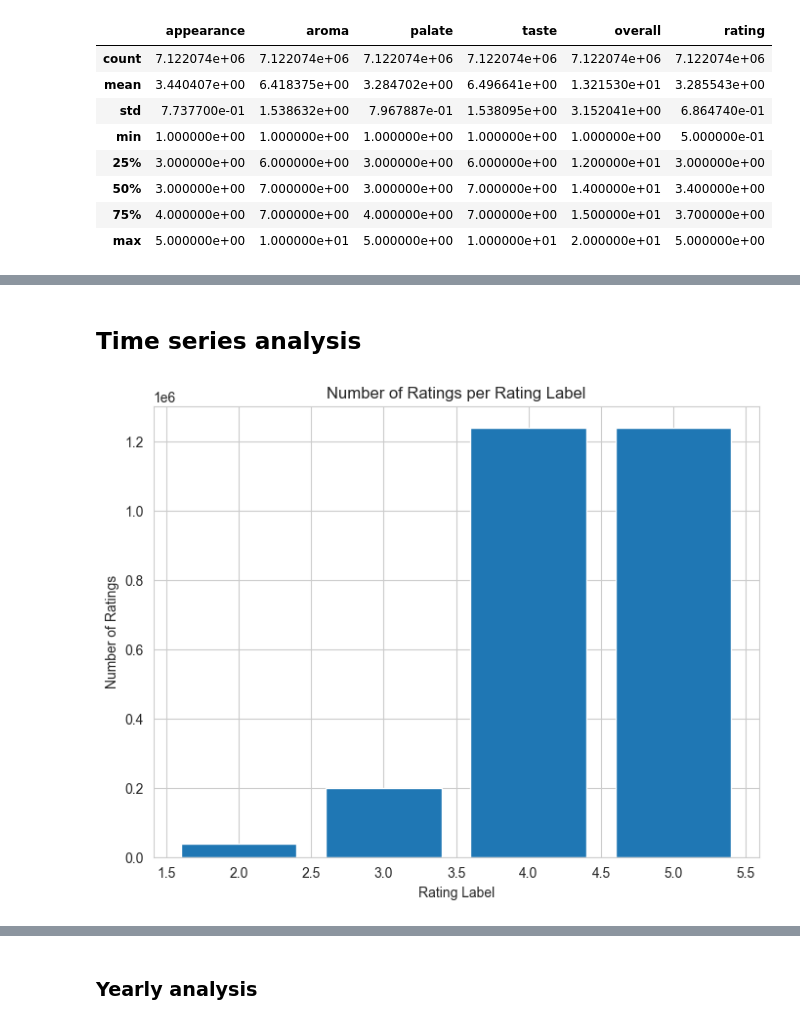
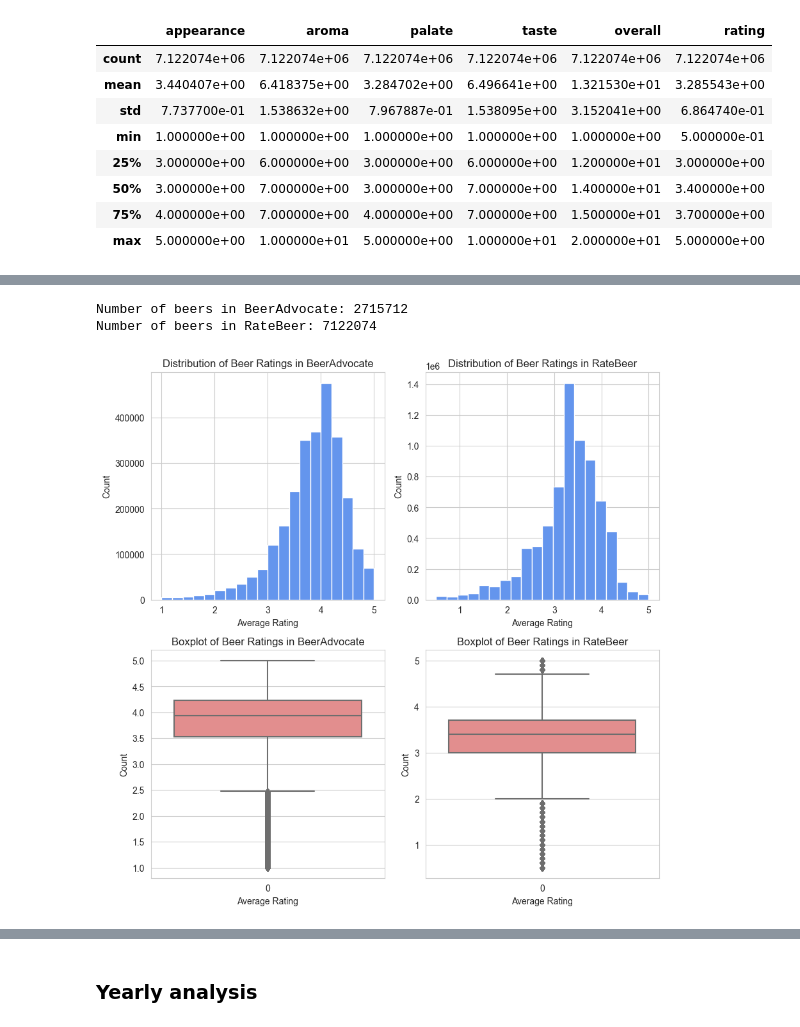
Before and after one commit to epfl-ada/ada-2023-project-datababes, a Jupyter notebook: eda_ajku.ipynb, the cells around one changed output, grey strips where cells are left out. Drawn from its saved outputs; the diff is of its cells as text; code cells hidden in the pictures.

Commit message:
further analysis

```diff
--- a/eda_ajku.ipynb
+++ b/eda_ajku.ipynb
@@ -211,2 +50,0 @@ https://gist.github.com/mwaskom/de44147ed2974457ad6372750bbe5751
-# %% [markdown]
-## Time series analysis
@@ -219,13 +50,0 @@ ratings_users_ba_df['rating_label'] = ratings_users_ba_df['rating'].apply(lambda
-# %%
-# group by rating_label and count the number of ratings per rating_label
-rating_label_count = ratings_users_ba_df.groupby('rating_label')['rating_label'].count()
-
-# plot in bar plot the number of ratings per rating_label
-plt.figure(figsize=(8,6))
-plt.bar(rating_label_count.index, rating_label_count.values)
-plt.xlabel('Rating Label')
-plt.ylabel('Number of Ratings')
-plt.title('Number of Ratings per Rating Label')
-plt.show()
-# %% [output]
-[figure, removed]
@@ -241,0 +51,37 @@ ratings_users_ba_df['year_month'] = pd.to_datetime(ratings_users_ba_df['year_mon
+# %%
+fig, axes = plt.subplots(2, 2, figsize=(9, 9))
+
+# Number of beers in BeerAdvocate and RateBeer
+print("Number of beers in BeerAdvocate:", len(ratings_ba_df))
+print("Number of beers in RateBeer:", len(ratings_rb_df))
+
+# BeerAdvocate - Histogram
+axes[0, 0].hist(ratings_ba_df['rating'], bins=20, color='cornflowerblue', edgecolor='white')
+axes[0, 0].set_xlabel('Average Rating')
+axes[0, 0].set_ylabel('Count')
+axes[0, 0].set_title('Distribution of Beer Ratings in BeerAdvocate')
+
+# RateBeer - Histogram
+axes[0, 1].hist(ratings_rb_df['rating'], bins=20, color='cornflowerblue', edgecolor='white')
+axes[0, 1].set_xlabel('Average Rating')
+axes[0, 1].set_ylabel('Count')
+axes[0, 1].set_title('Distribution of Beer Ratings in RateBeer')
+
+# BeerAdvocate - Boxplot
+sns.boxplot(ratings_ba_df['rating'], ax=axes[1, 0], color='lightcoral')
+axes[1, 0].set_xlabel('Average Rating')
+axes[1, 0].set_ylabel('Count')
+axes[1, 0].set_title('Boxplot of Beer Ratings in BeerAdvocate')
+
+# RateBeer - Boxplot
+sns.boxplot(ratings_rb_df['rating'], ax=axes[1, 1], color='lightcoral')
+axes[1, 1].set_xlabel('Average Rating')
+axes[1, 1].set_ylabel('Count')
+axes[1, 1].set_title('Boxplot of Beer Ratings in RateBeer')
+
+plt.tight_layout()
+plt.show()
+# %% [output]
+Number of beers in BeerAdvocate: 2715712
+Number of beers in RateBeer: 7122074
+[figure, added]
```
Also changed, not shown: parts of 79 cells of this notebook.
